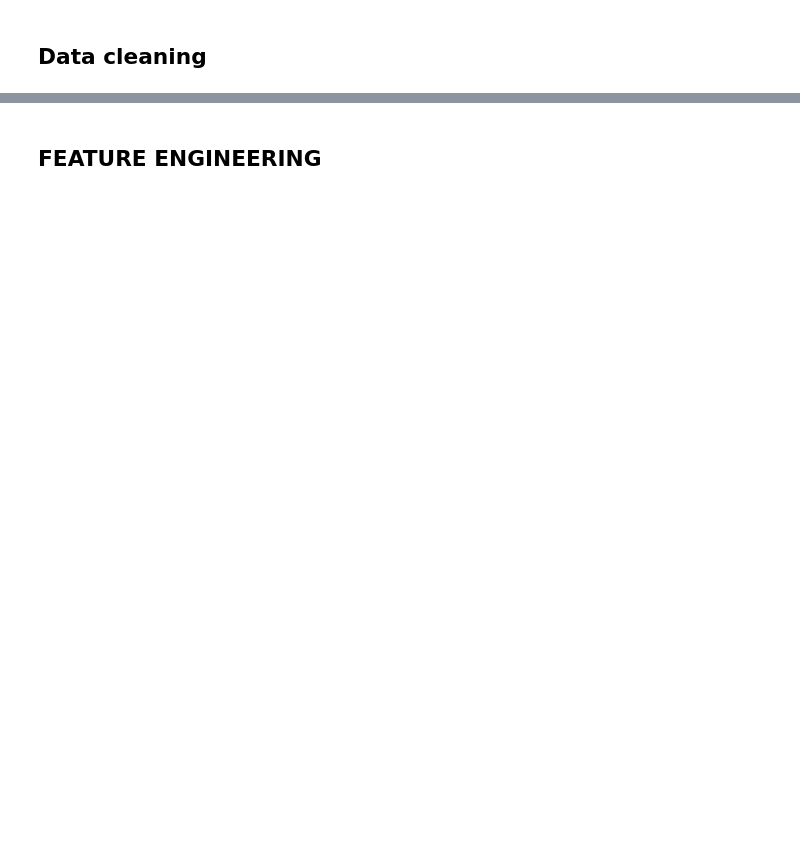
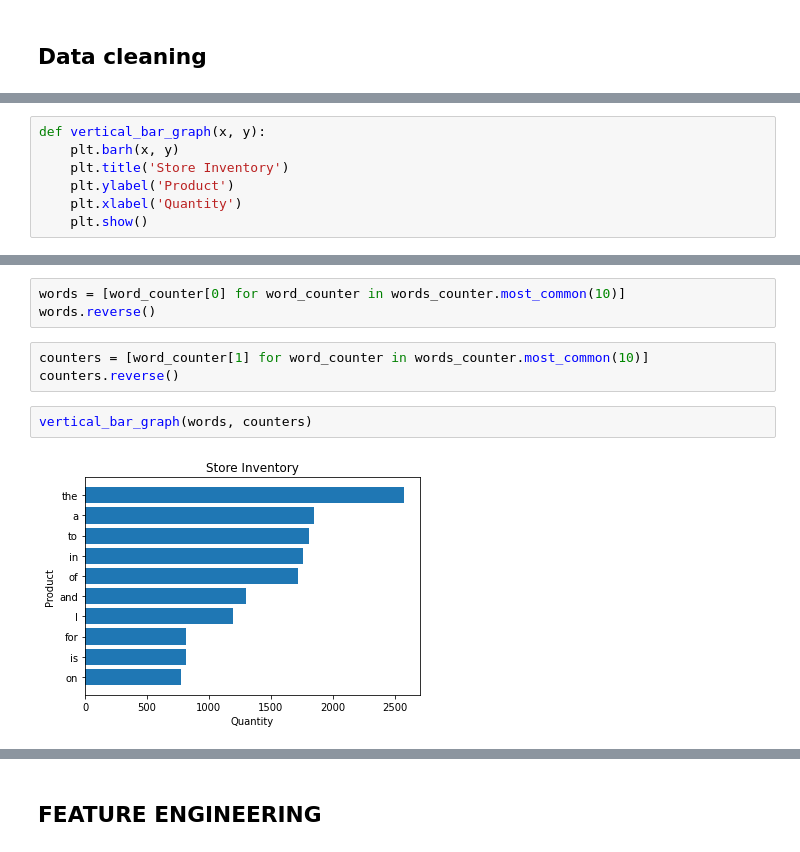
Before and after one commit to BartoszLitwiniuk/kaggle, a Jupyter notebook: disaster_tweets/EDA.ipynb, the cells around one changed output, grey strips where cells are left out. Cells and saved outputs as stored; diff of their text form; blank space fills up the shorter version.

```diff
--- a/disaster_tweets/EDA.ipynb
+++ b/disaster_tweets/EDA.ipynb
@@ -252,0 +248,7 @@ print("Decreased number of unique values in location column for about ~ 200")
+# %%
+def vertical_bar_graph(x, y):
+    plt.barh(x, y)
+    plt.title('Store Inventory')
+    plt.ylabel('Product')
+    plt.xlabel('Quantity')
+    plt.show()
@@ -252,0 +266,10 @@ print("Decreased number of unique values in location column for about ~ 200")
+# %%
+words = [word_counter[0] for word_counter in words_counter.most_common(10)]
+words.reverse()
+# %%
+counters = [word_counter[1] for word_counter in words_counter.most_common(10)]
+counters.reverse()
+# %%
+vertical_bar_graph(words, counters)
+# %% [output]
+[figure, added]
```
Also changed, not shown: parts of 28 cells of this notebook.
